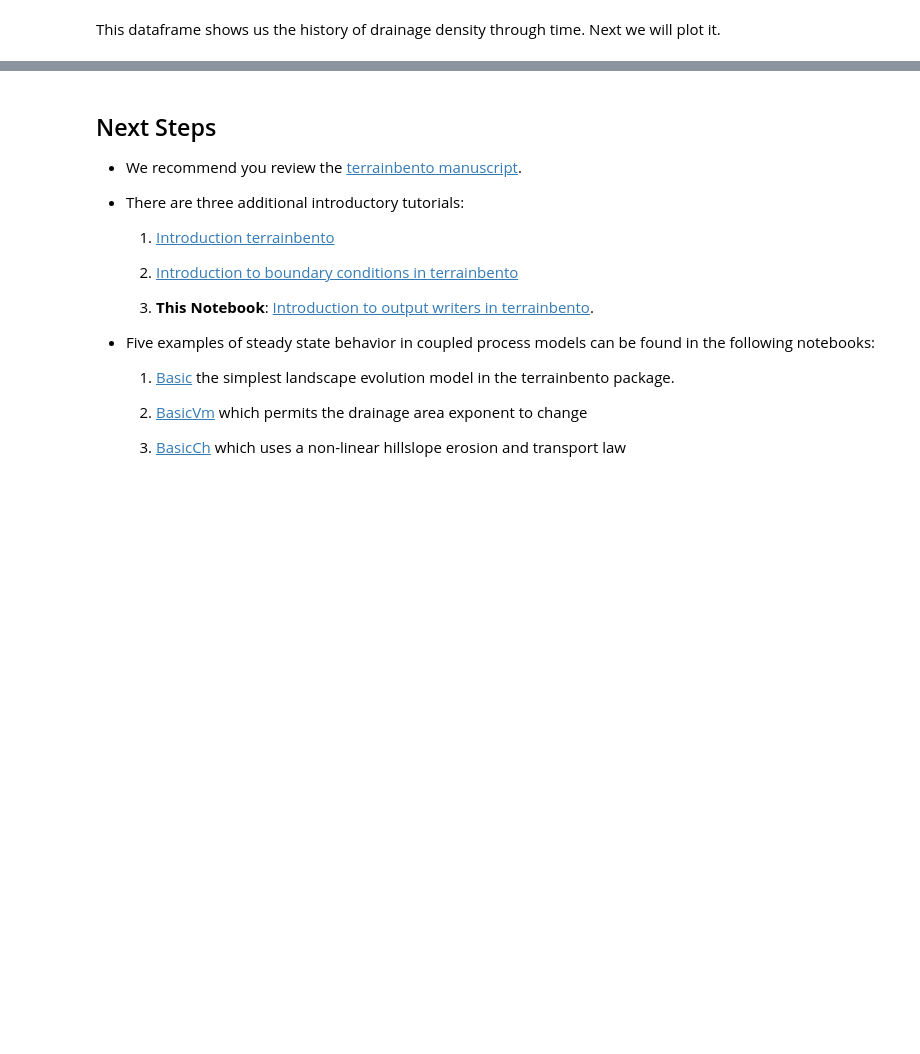
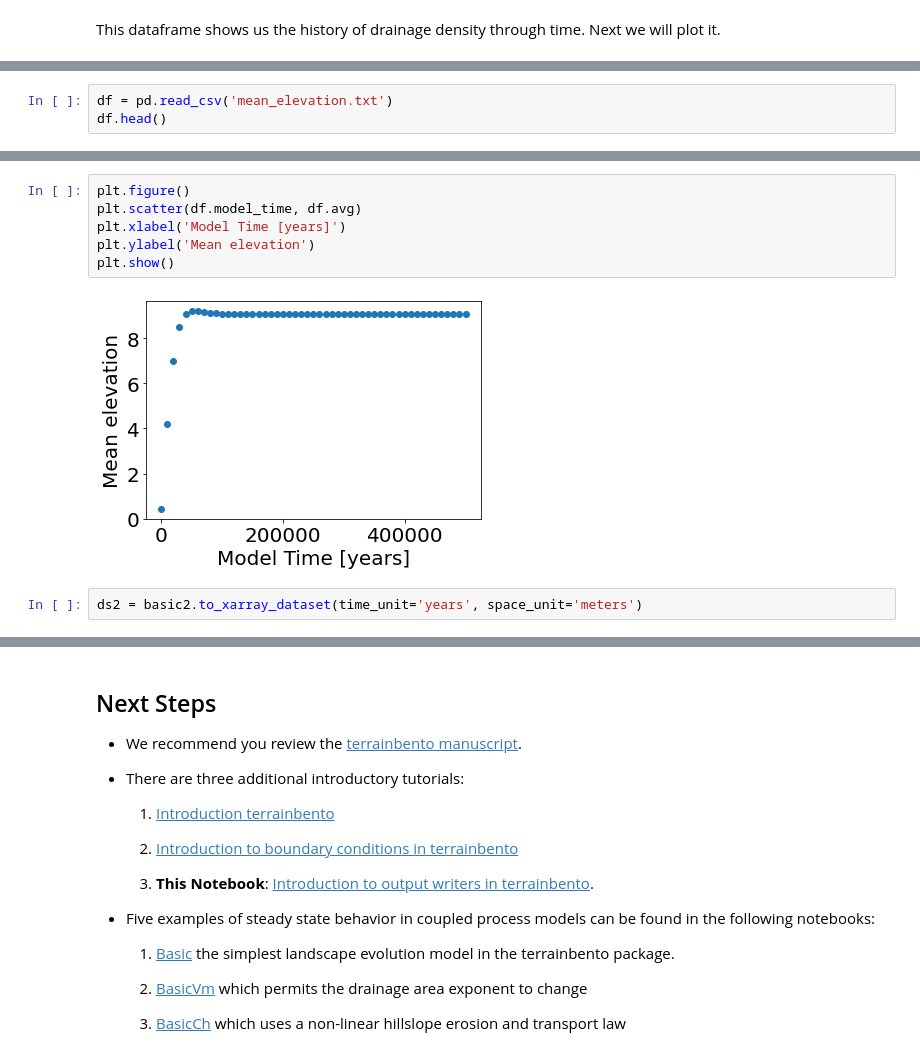
Before and after one commit to csdms/gsa-2020, a Jupyter notebook: notebooks/landlab-terrainbento/example_usage/introduction_to_output_writers.ipynb, the cells around one changed output, grey strips where cells are left out. Cells and saved outputs as stored; diff of their text form; blank space fills up the shorter version.

```diff
--- a/notebooks/landlab-terrainbento/example_usage/introduction_to_output_writers.ipynb
+++ b/notebooks/landlab-terrainbento/example_usage/introduction_to_output_writers.ipynb
@@ -314,0 +293,3 @@ df.head()
+# %%
+df = pd.read_csv('mean_elevation.txt')
+df.head()
@@ -314,0 +303,10 @@ df.head()
+# %%
+plt.figure()
+plt.scatter(df.model_time, df.avg)
+plt.xlabel('Model Time [years]')
+plt.ylabel('Mean elevation')
+plt.show()
+# %% [output]
+[figure, added]
+# %%
+ds2 = basic2.to_xarray_dataset(time_unit='years', space_unit='meters')
```
Also changed, not shown: parts of 36 cells of this notebook, 1 other file.
